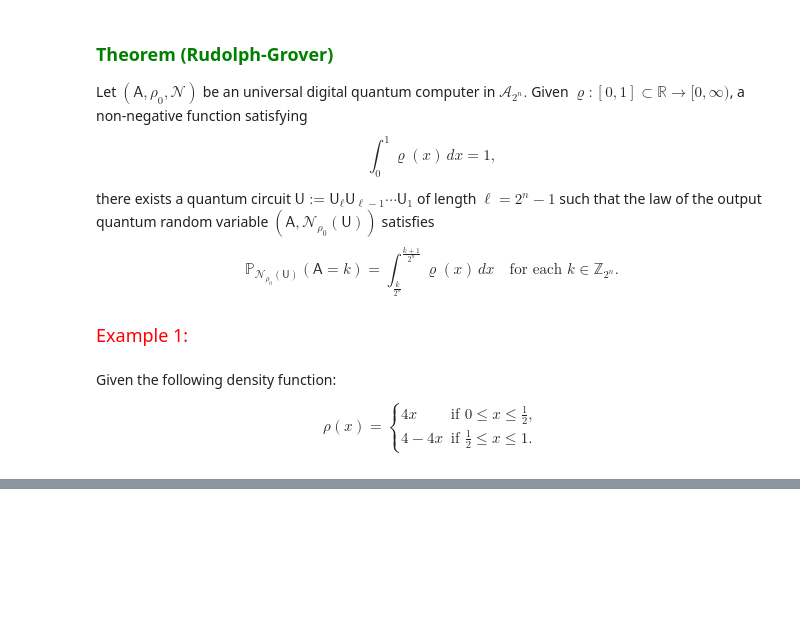
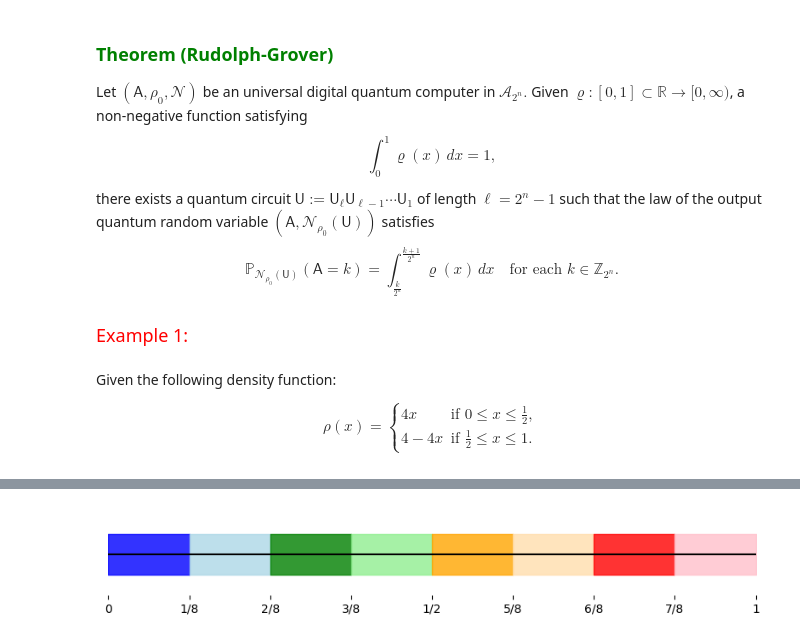
Before and after one commit to socratela/Grover-Rudolph, a Jupyter notebook: gr_rudolph.ipynb, the cells around one changed output, grey strips where cells are left out. Saved outputs shown, nothing was run; the diff lists cells and outputs as text; code cells hidden in the pictures; blank space fills up the shorter version.

```diff
--- a/gr_rudolph.ipynb
+++ b/gr_rudolph.ipynb
@@ -66,0 +189,36 @@ plt.show()
+# %%
+# Reimportar las bibliotecas necesarias
+import matplotlib.pyplot as plt
+
+# Crear la figura y los ejes
+fig, ax = plt.subplots(figsize=(8, 1.5))
+
+# Dibujar el eje x
+ax.axhline(0, color='black', linewidth=1.5)
+ax.set_xlim(0, 1)
+ax.set_ylim(-0.1, 0.1)
+
+# Añadir las divisiones y etiquetas
+ax.set_xticks([0, 1/8, 2/8, 3/8, 4/8, 5/8, 6/8, 7/8, 1])
+ax.set_xticklabels(['0', '1/8', '2/8', '3/8', '1/2', '5/8', '6/8', '7/8', '1'])
+ax.set_yticks([])
+
+# Pintar los intervalos
+colors = ['blue', 'lightblue', 'green', 'lightgreen', 'orange', 'navajowhite', 'red', 'pink']
+for i in range(8):
+    ax.fill_betweenx(
+        [-0.05, 0.05],
+        i / 8, (i + 1) / 8,
+        color=colors[i % len(colors)],
+        alpha=0.8,
+        label=f'[{i}/8, {(i + 1)}/8]'
+    )
+
+# Ajustar los márgenes
+ax.set_frame_on(False)
+plt.tight_layout()
+
+# Mostrar el gráfico
+plt.show()
+# %% [output]
+[figure, added]
```
Also changed, not shown: parts of 12 cells of this notebook, 2 other files.
